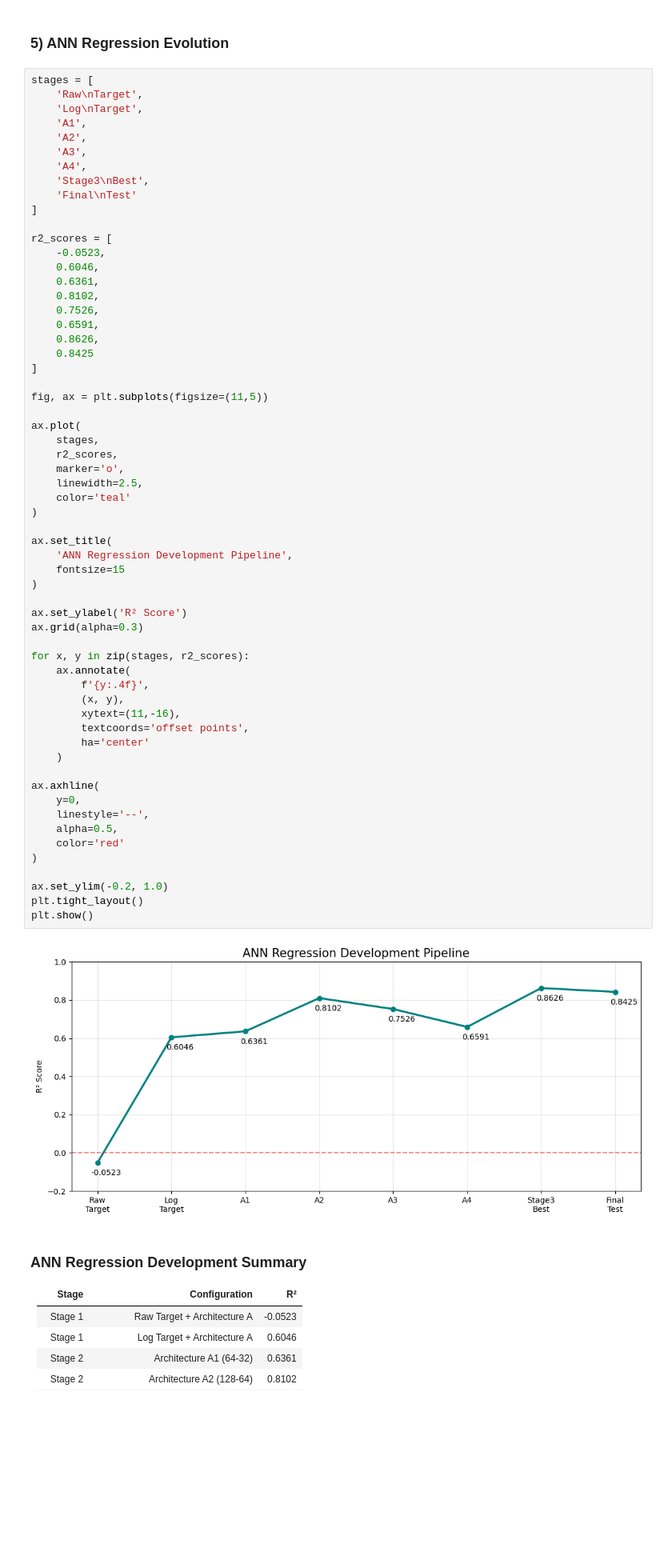
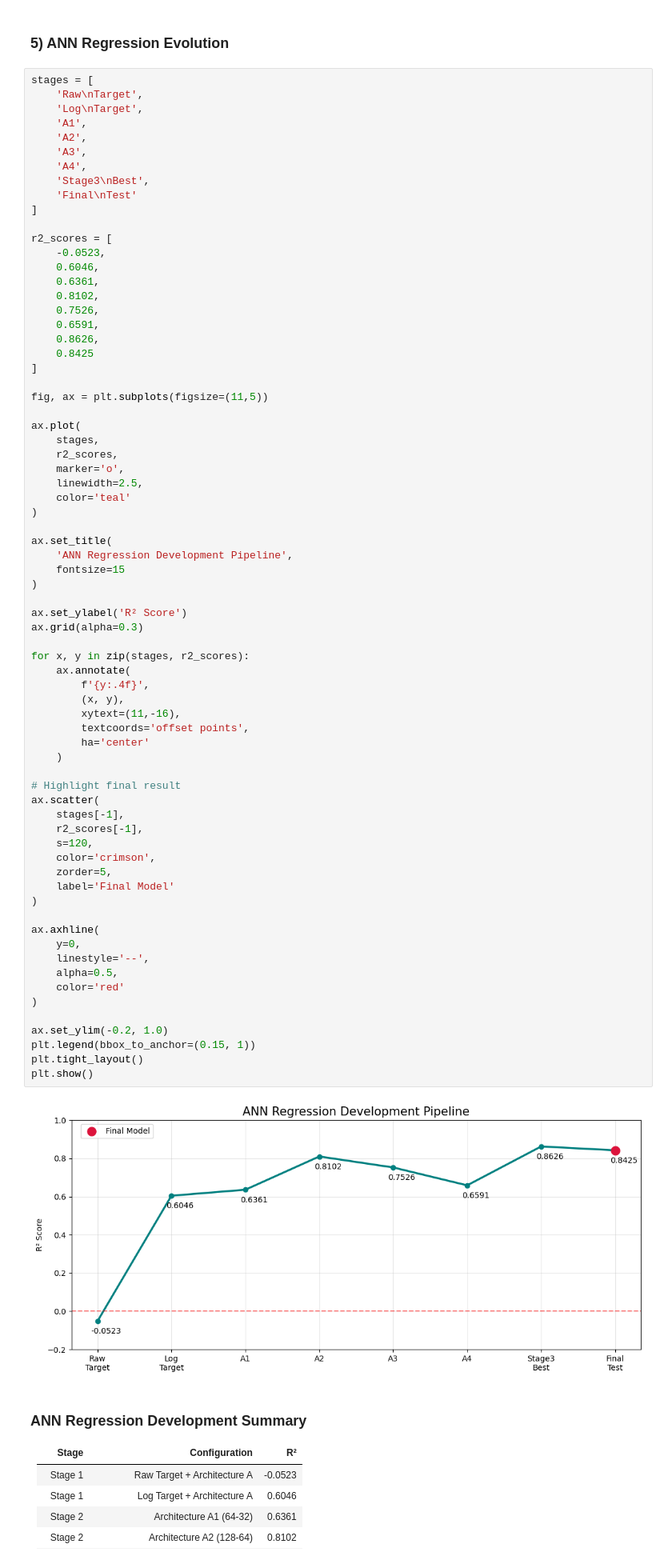
Before and after one commit to Nimaabediforud/Heart-Disease-Prediction, a Jupyter notebook: Notebooks/Comparison-Results/comparison-results.ipynb, the cells around one changed output. Shown at 80% size. Drawn from its saved outputs; the diff is of its cells as text; blank space fills up the shorter version.

```diff
--- a/Notebooks/Comparison-Results/comparison-results.ipynb
+++ b/Notebooks/Comparison-Results/comparison-results.ipynb
@@ -334,34 +334,45 @@ ax.plot(
 )
 
 ax.set_title(
     'ANN Regression Development Pipeline',
     fontsize=15
 )
 
 ax.set_ylabel('R² Score')
 ax.grid(alpha=0.3)
 
 for x, y in zip(stages, r2_scores):
     ax.annotate(
         f'{y:.4f}',
         (x, y),
         xytext=(11,-16),
         textcoords='offset points',
         ha='center'
     )
 
+# Highlight final result
+ax.scatter(
+    stages[-1],
+    r2_scores[-1],
+    s=120,
+    color='crimson',
+    zorder=5,
+    label='Final Model'
+)
+
 ax.axhline(
     y=0,
     linestyle='--',
     alpha=0.5,
     color='red'
 )
 
 ax.set_ylim(-0.2, 1.0)
+plt.legend(bbox_to_anchor=(0.15, 1))
 plt.tight_layout()
 plt.show()
 # %% [output]
-[figure, old version]
+[figure, new version]
 # %% [markdown]
 ### ANN Regression Development Summary
 
```
Also changed, not shown: 4 other files.
